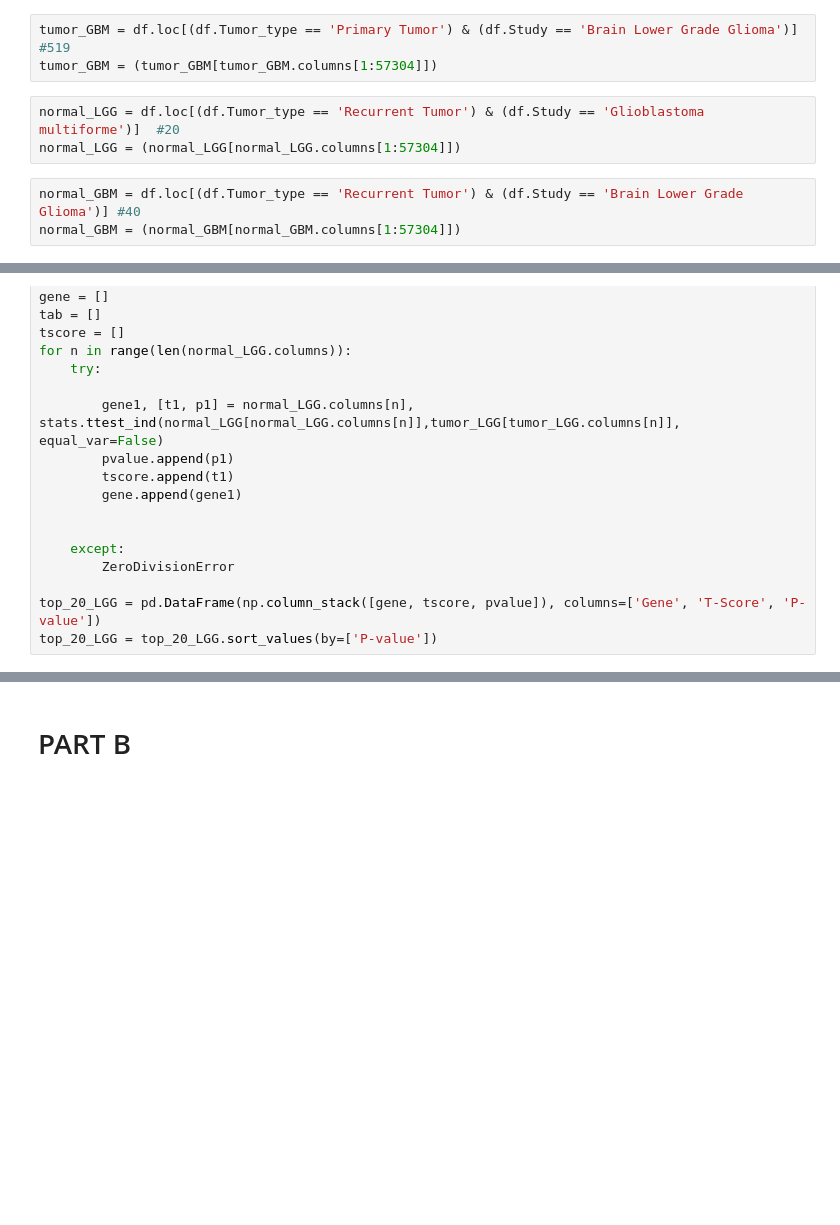
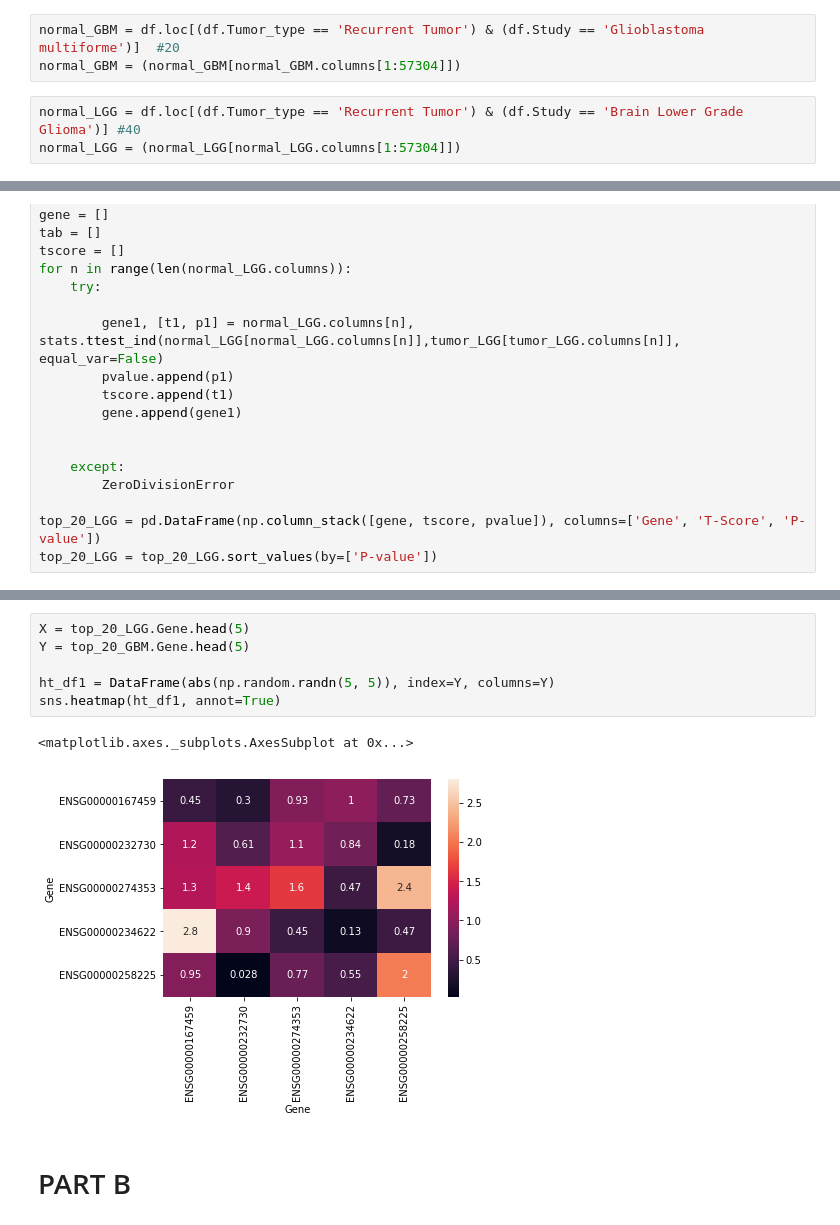
Before and after one commit to kanzabatool/Comp_genomics, a Jupyter notebook: computational_genomics.ipynb, the cells around one changed output, grey strips where cells are left out. Drawn from its saved outputs; the diff is of its cells as text; blank space fills up the shorter version.

```diff
--- a/computational_genomics.ipynb
+++ b/computational_genomics.ipynb
@@ -270,13 +124,10 @@ tumor_LGG = df.loc[(df.Tumor_type == 'Primary Tumor') & (df.Study == 'Glioblasto
 tumor_LGG = (tumor_LGG[tumor_LGG.columns[1:57304]])
+# %%
+normal_GBM = df.loc[(df.Tumor_type == 'Recurrent Tumor') & (df.Study == 'Glioblastoma multiforme')]  #20
+normal_GBM = (normal_GBM[normal_GBM.columns[1:57304]])
 # %%
-tumor_GBM = df.loc[(df.Tumor_type == 'Primary Tumor') & (df.Study == 'Brain Lower Grade Glioma')]  #519
-tumor_GBM = (tumor_GBM[tumor_GBM.columns[1:57304]])
+normal_LGG = df.loc[(df.Tumor_type == 'Recurrent Tumor') & (df.Study == 'Brain Lower Grade Glioma')] #40
+normal_LGG = (normal_LGG[normal_LGG.columns[1:57304]])
-# %%
-normal_LGG = df.loc[(df.Tumor_type == 'Recurrent Tumor') & (df.Study == 'Glioblastoma multiforme')]  #20
-normal_LGG = (normal_LGG[normal_LGG.columns[1:57304]])
-# %%
-normal_GBM = df.loc[(df.Tumor_type == 'Recurrent Tumor') & (df.Study == 'Brain Lower Grade Glioma')] #40
-normal_GBM = (normal_GBM[normal_GBM.columns[1:57304]])
 # %%
 #Top 20 significant GBM genes
 
@@ -368,3 +219,12 @@ top_20_LGG.head(20)
+# %%
+X = top_20_LGG.Gene.head(5)
+Y = top_20_GBM.Gene.head(5)
+
+ht_df1 = DataFrame(abs(np.random.randn(5, 5)), index=Y, columns=Y)
+sns.heatmap(ht_df1, annot=True)
+# %% [output]
+<matplotlib.axes._subplots.AxesSubplot at 0x...>
+[figure, added]
 # %% [markdown]
 # PART B
 # %% [markdown]
```
Also changed, not shown: parts of 20 cells of this notebook.
